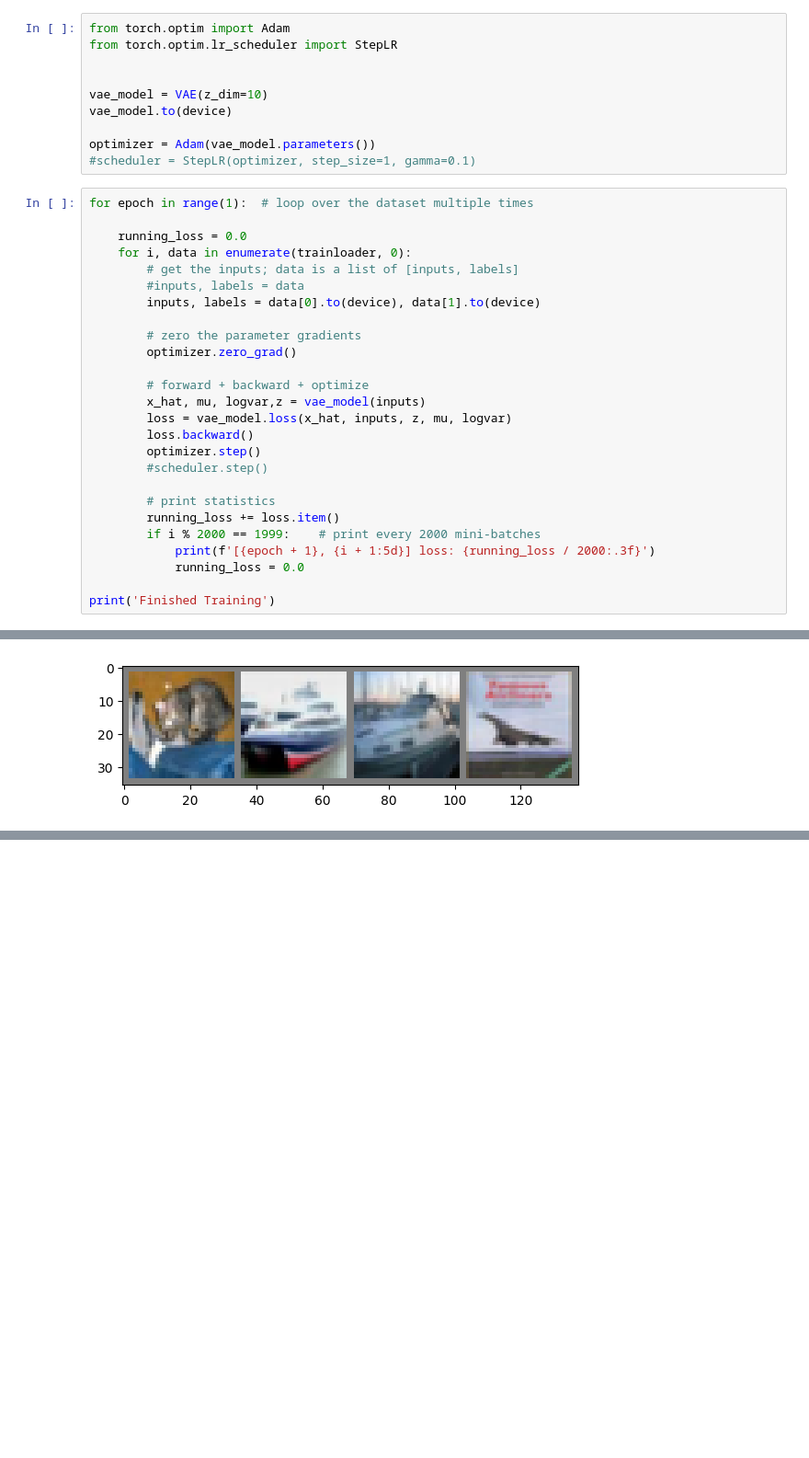
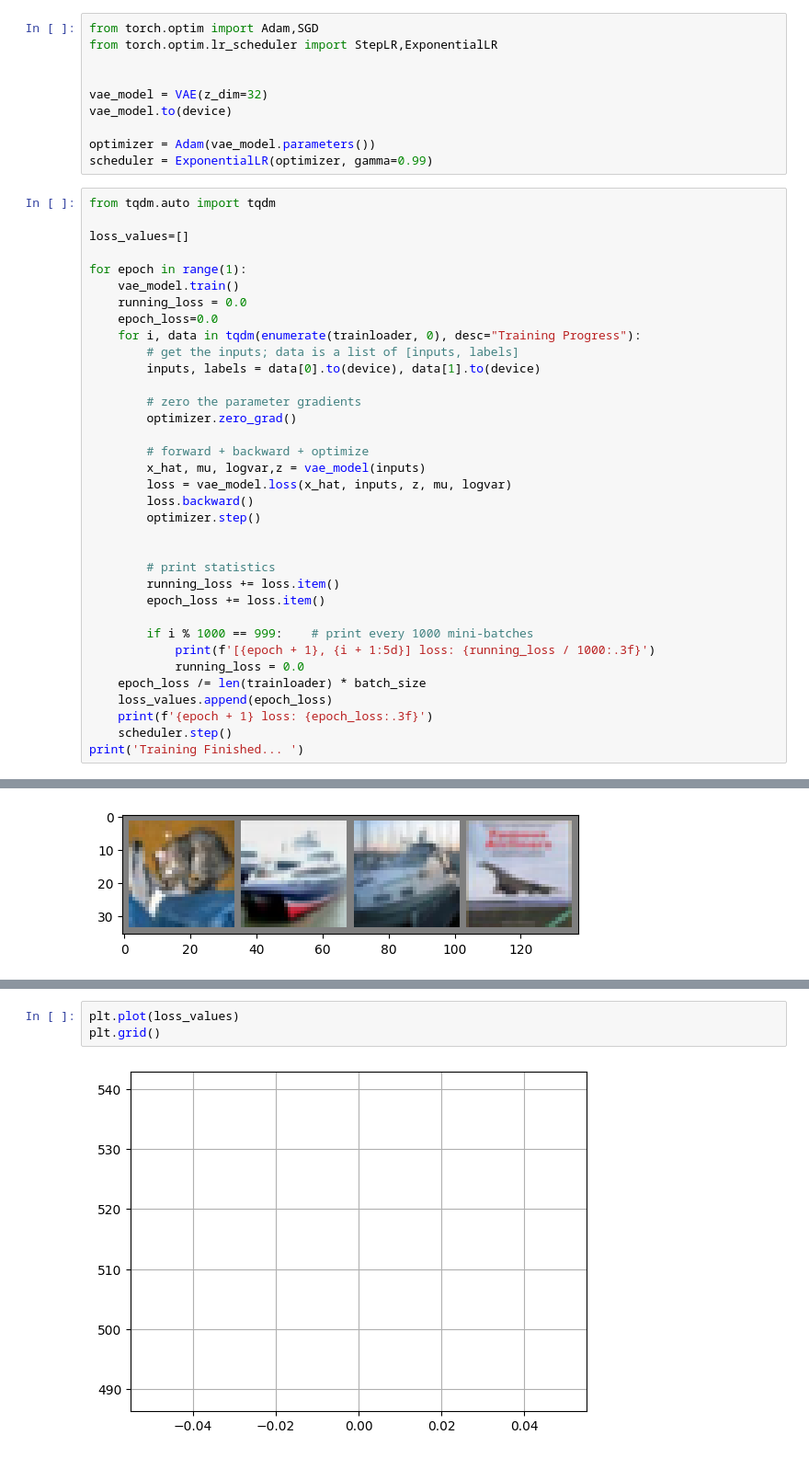
Before and after one commit to Alireza-Ghafouri/Semi-Supervied-learning-using-VAE-PyTorch, a Jupyter notebook: ssl-vae-cifar.ipynb, the cells around one changed output, grey strips where cells are left out. Shown at 92% size. Cells and saved outputs as stored; diff of their text form; blank space fills up the shorter version.

Commit message:
Some changes in training loop

```diff
--- a/ssl-vae-cifar.ipynb
+++ b/ssl-vae-cifar.ipynb
@@ -303,22 +300,26 @@ print(device)
 # %% [output]
 cuda:0
 # %%
-from torch.optim import Adam
-from torch.optim.lr_scheduler import StepLR
+from torch.optim import Adam,SGD
+from torch.optim.lr_scheduler import StepLR,ExponentialLR
 
 
-vae_model = VAE(z_dim=10)
+vae_model = VAE(z_dim=32)
 vae_model.to(device)
 
 optimizer = Adam(vae_model.parameters())
-#scheduler = StepLR(optimizer, step_size=1, gamma=0.1)
+scheduler = ExponentialLR(optimizer, gamma=0.99)
 # %%
-for epoch in range(1):  # loop over the dataset multiple times
+from tqdm.auto import tqdm
 
+loss_values=[]
+
+for epoch in range(1):
+    vae_model.train()
     running_loss = 0.0
-    for i, data in enumerate(trainloader, 0):
+    epoch_loss=0.0
+    for i, data in tqdm(enumerate(trainloader, 0), desc="Training Progress"):
         # get the inputs; data is a list of [inputs, labels]
-        #inputs, labels = data
         inputs, labels = data[0].to(device), data[1].to(device)
 
         # zero the parameter gradients
@@ -329,13 +330,18 @@ for epoch in range(1):  # loop over the dataset multiple times
         loss = vae_model.loss(x_hat, inputs, z, mu, logvar)
         loss.backward()
         optimizer.step()
-        #scheduler.step()
+
 
         # print statistics
         running_loss += loss.item()
-        if i % 2000 == 1999:    # print every 2000 mini-batches
-            print(f'[{epoch + 1}, {i + 1:5d}] loss: {running_loss / 2000:.3f}')
+        epoch_loss += loss.item()
+
+        if i % 1000 == 999:    # print every 1000 mini-batches
+            print(f'[{epoch + 1}, {i + 1:5d}] loss: {running_loss / 1000:.3f}')
             running_loss = 0.0
-
-print('Finished Training')
+    epoch_loss /= len(trainloader) * batch_size
+    loss_values.append(epoch_loss)
+    print(f'{epoch + 1} loss: {epoch_loss:.3f}')
+    scheduler.step()
+print('Training Finished... ')
 # %% [output]
@@ -370,0 +388,5 @@ imshow(torchvision.utils.make_grid(outputs))
+# %%
+plt.plot(loss_values)
+plt.grid()
+# %% [output]
+[figure, added]
```
Also changed, not shown: parts of 7 cells of this notebook.
